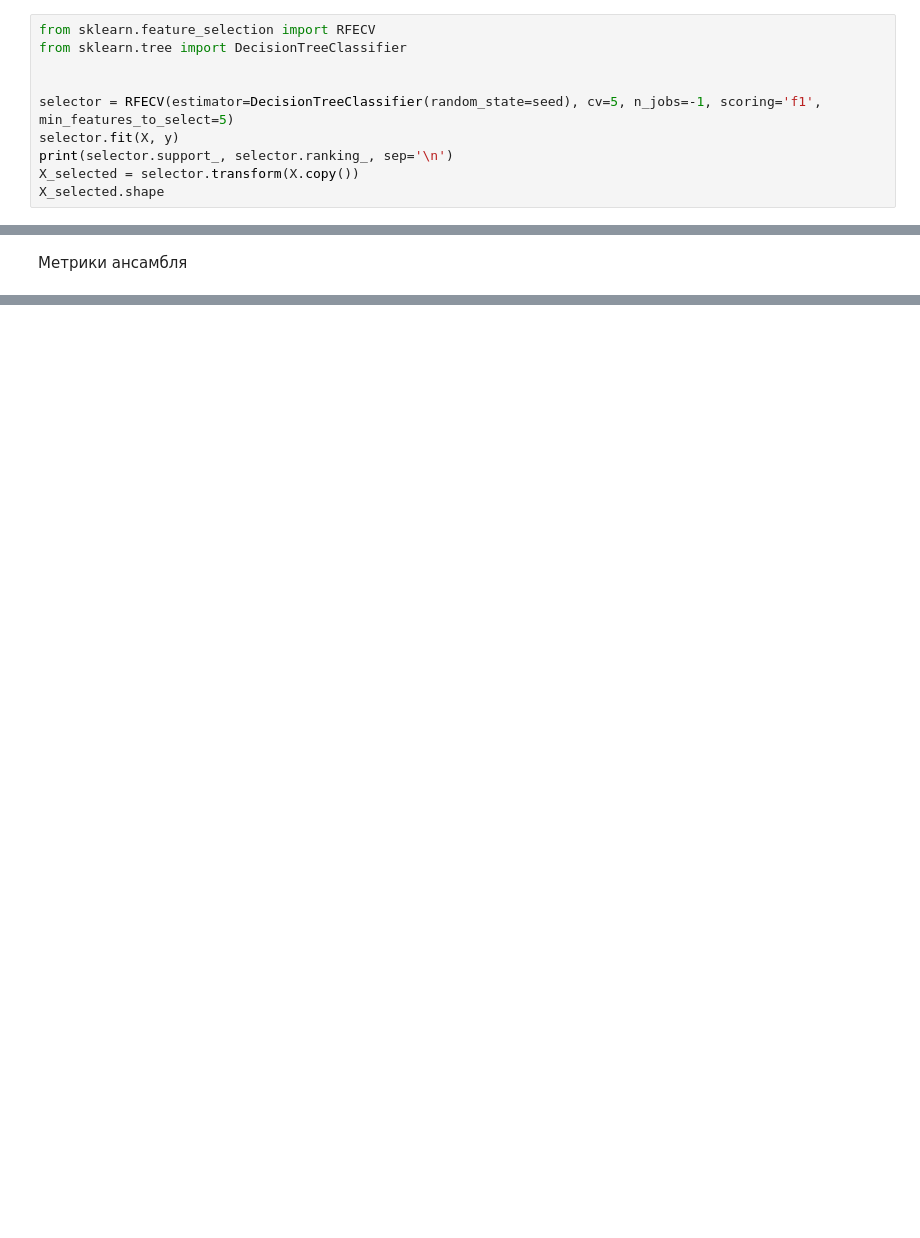
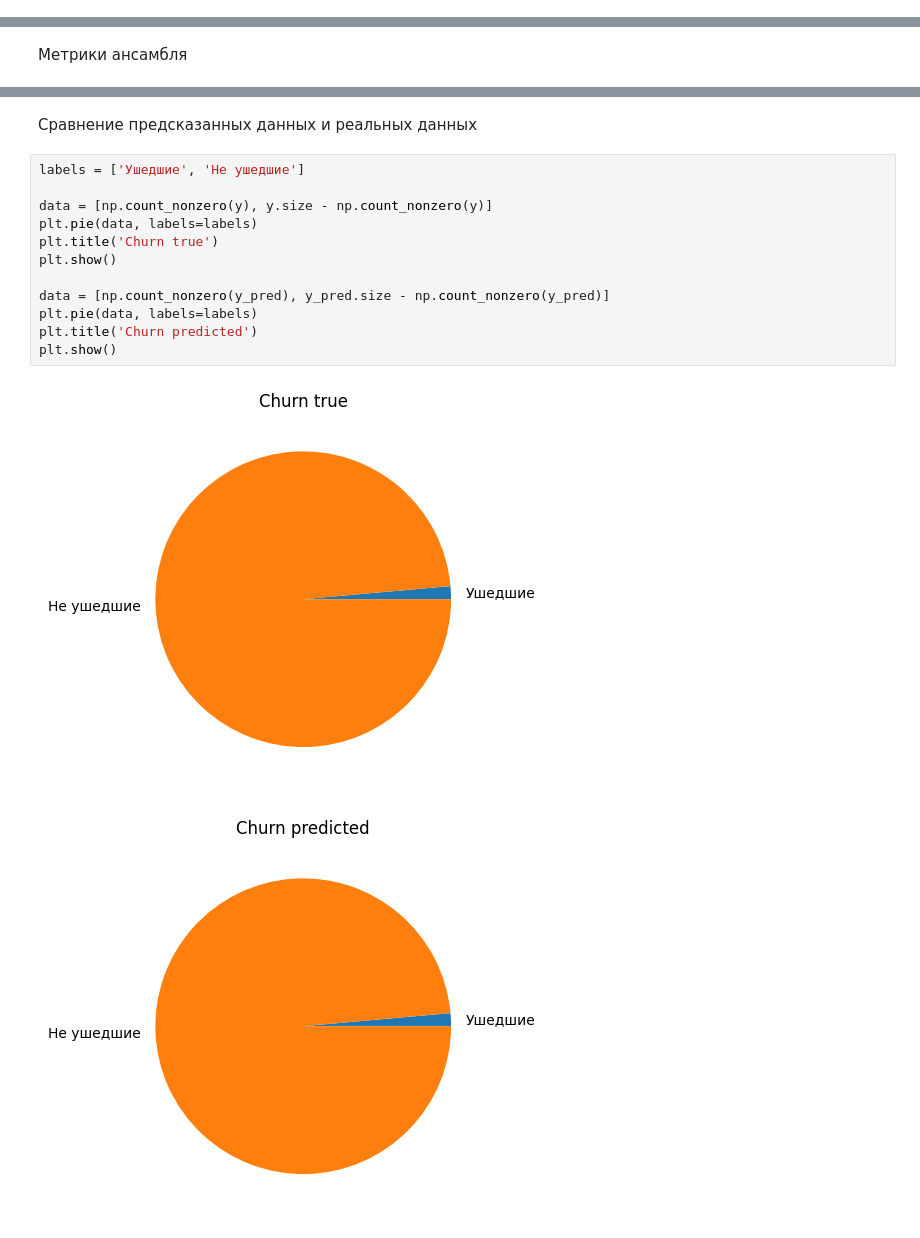
Before and after one commit to zibestr/AI-Hackathon-SFD, a Jupyter notebook: main.ipynb, the cells around one changed output, grey strips where cells are left out. Drawn from its saved outputs; the diff is of its cells as text; blank space fills up the shorter version.

Commit message:
add graphic

```diff
--- a/main.ipynb
+++ b/main.ipynb
@@ -406,13 +406,3 @@ X, y = transformer.transform(buffer).astype(np.float32), buffer['churn'].to_nump
 X.shape, y.shape
 # %% [output]
 ((1672049, 20), (1672049,))
-# %%
-from sklearn.feature_selection import RFECV
-from sklearn.tree import DecisionTreeClassifier
-
-
-selector = RFECV(estimator=DecisionTreeClassifier(random_state=seed), cv=5, n_jobs=-1, scoring='f1', min_features_to_select=5)
-selector.fit(X, y)
-print(selector.support_, selector.ranking_, sep='\n')
-X_selected = selector.transform(X.copy())
-X_selected.shape
@@ -614,3 +602,20 @@ Calculation time on 1672049 samples: 1.344 s
 | 2 | recall_score | 1.0 |
 [figure]
 [figure]
+# %% [markdown]
+Сравнение предсказанных данных и реальных данных
+# %%
+labels = ['Ушедшие', 'Не ушедшие']
+
+data = [np.count_nonzero(y), y.size - np.count_nonzero(y)]
+plt.pie(data, labels=labels)
+plt.title('Churn true')
+plt.show()
+
+data = [np.count_nonzero(y_pred), y_pred.size - np.count_nonzero(y_pred)]
+plt.pie(data, labels=labels)
+plt.title('Churn predicted')
+plt.show()
+# %% [output]
+[figure, added]
+[figure, added]
```
Also changed, not shown: parts of 3 cells of this notebook.
